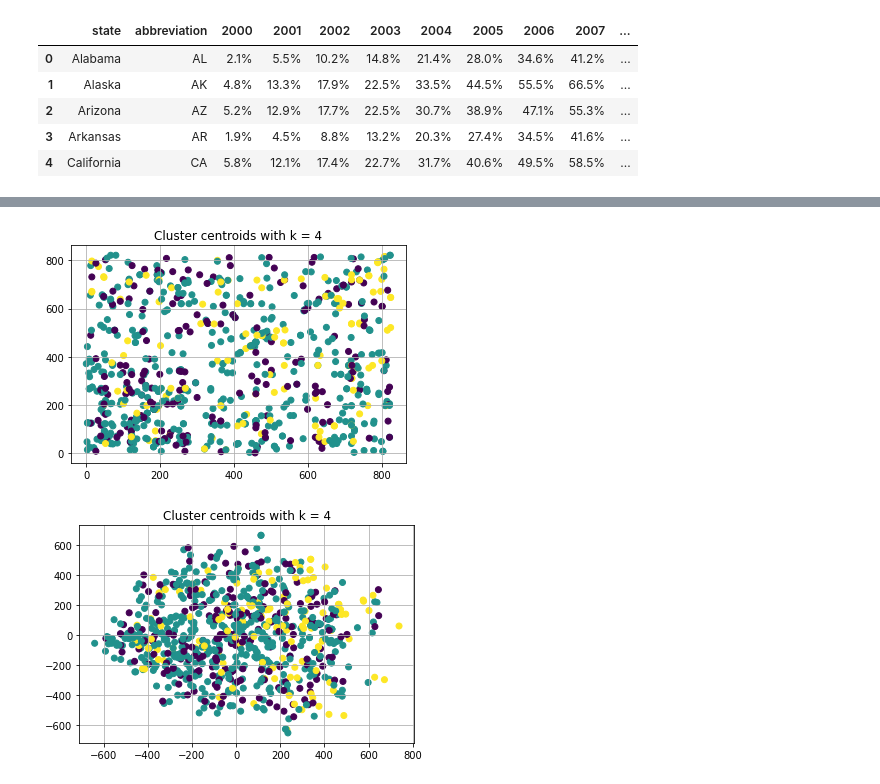
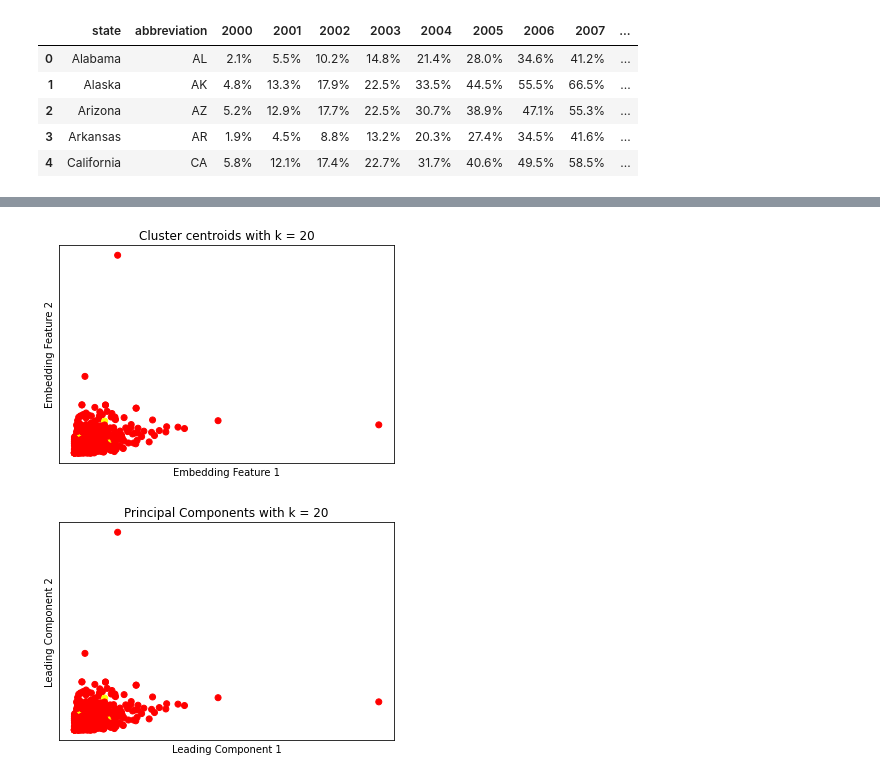
Before and after one commit to AI-VTRC/XAI-for-Policy, a Jupyter notebook: datasets/laws/data_pipeline.ipynb, the cells around one changed output, grey strips where cells are left out. Drawn from its saved outputs; the diff is of its cells as text; code cells hidden in the pictures.

```diff
--- a/datasets/laws/data_pipeline.ipynb
+++ b/datasets/laws/data_pipeline.ipynb
@@ -162,3 +164,10 @@ plt.show()
+# %%
+### TF-IDF (comment it out!)
+vect = TfidfVectorizer(min_df=1, stop_words="english", encoding='latin-1')
+state_codes = df_laws.StateCode
+tfidf = vect.fit_transform(state_codes)
+pairwise_similarity = tfidf * tfidf.T
+document_embeddings = pairwise_similarity.toarray()
 # %%
 df_laws.head()
 # %% [output]
@@ -177,7 +186,7 @@ plt.show()
 # %%
 ### Clustering - 2
 # %%
-K = 4 #number of datapoints per subset - not the same as knn!
+K = 20 #number of datapoints per subset - not the same as knn!
 # %%
 def get_cluster(index, data, k):
     """Generates an index cluster of size (k+1) on a similarity dataset of shape nxn with index of interest"""
@@ -306,21 +315,41 @@ df_labeled_laws.head()
+# %%
+def update_colors(labels):
+    colors = labels.T[0].astype(str)
+    colors[colors == '1'] = 'green'
+    colors[colors == '-1'] = 'red'
+    colors[colors == '0'] = 'yellow'
+    return colors
+# %%
+color_labels = update_colors(labels)
 # %%
 plt.title(f"Cluster centroids with k = {K}")
-plt.scatter(clusters.T[0], clusters.T[1], c=labels)
-plt.grid()
+plt.scatter(document_embeddings.T[0], document_embeddings.T[1],
+            c=color_labels)
+plt.xlabel('Embedding Feature 1')
+plt.ylabel('Embedding Feature 2')
+
+plt.xticks(ticks=[])
+plt.yticks(ticks=[])
+
 plt.show()
 # %% [output]
-[figure, old version]
+[figure, new version]
 # %%
 ### PCA for feature selection
 pca = PCA(n_components=2)
-principalComponents = pca.fit_transform(clusters)
+principalComponents = pca.fit_transform(document_embeddings)
 
-plt.title(f"Cluster centroids with k = {K}")
-plt.scatter(principalComponents.T[0], principalComponents.T[1], c=labels)
-plt.grid()
+plt.title(f"Principal Components with k = {K}")
+plt.scatter(document_embeddings.T[0], document_embeddings.T[1], c=color_labels)
+plt.xlabel('Leading Component 1')
+plt.ylabel('Leading Component 2')
+
+plt.xticks(ticks=[])
+plt.yticks(ticks=[])
+
 plt.show()
 # %% [output]
-[figure, old version]
+[figure, new version]
 # %%
 counter = [0]*3
 for y in labels:
```
Also changed, not shown: parts of 15 cells of this notebook.
